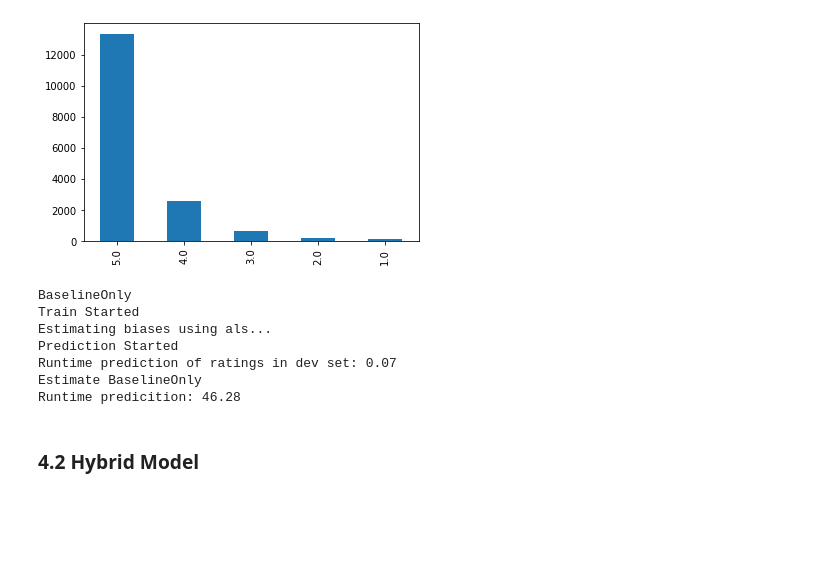
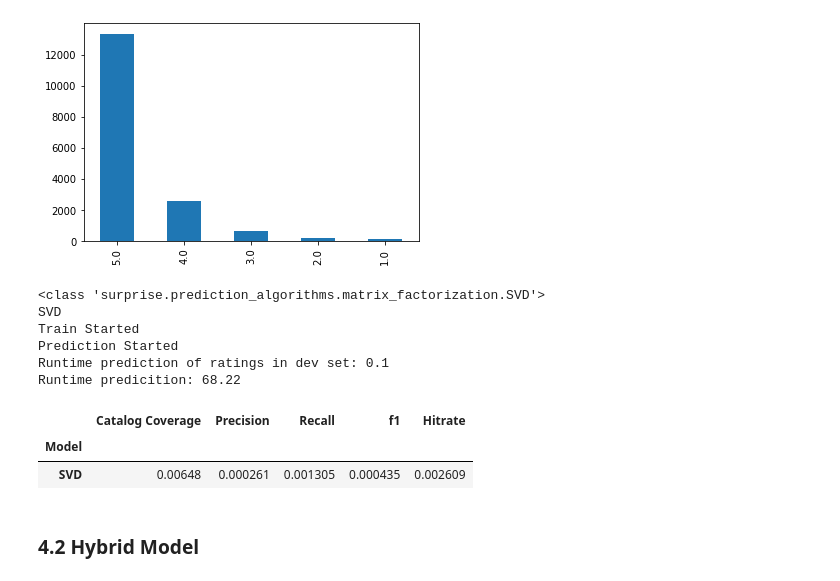
Before and after one commit to CaroHolt/WebMiningRecipeProject, a Jupyter notebook: code/Content Mining Overall-BenesMerge.ipynb, the cells around one changed output. Saved outputs shown, nothing was run; the diff lists cells and outputs as text; code cells hidden in the pictures; blank space fills up the shorter version.

Commit message:
Mass prediction SVD

```diff
--- a/code/Content Mining Overall-BenesMerge.ipynb
+++ b/code/Content Mining Overall-BenesMerge.ipynb
@@ -270,10 +273,10 @@ def create_input (df, column_names):
 # %%
 # Flatten recipe´s steps
 content_processed = recipes_data.copy()
-content_processed.steps = recipes_data.loc[:, ('steps')].str.replace("\[", "").str.replace("'", "").str.replace("\]", "").str.replace(",","").copy()
+content_processed.steps = content_processed.loc[:, ('steps')].str.replace("\[", "").str.replace("'", "").str.replace("\]", "").str.replace(",","").copy()
 
 # Concatenate recipe name, description and steps to one string per recipe
-content_processed = create_input(recipes_data[['recipe_id', 'name', 'description', 'steps']], ['name', 'description', 'steps'])
+content_processed = create_input(content_processed[['recipe_id', 'name', 'description', 'steps']], ['name', 'description', 'steps'])
 
 content_processed.head()
 # %% [output]
@@ -976,7 +979,7 @@ def get_top_k(algo, trainset, neighbors, data_set, recipe_ids, k):
             est = (ratings_diff / np.array([np.abs(similarity).sum(axis=1)-1])).T
             # Workaround for division by 0
             est[est == np.inf] = 0
-            est[est == np.ninf] = 0
+            est[est == np.NINF] = 0
             # Add user item baseline matrix
             est += bui_matrix
         else:
@@ -1011,7 +1014,7 @@ def get_top_k(algo, trainset, neighbors, data_set, recipe_ids, k):
         rec_dict[uid] = ratings_per_user.recipe_id.iloc[:k].to_numpy()
 
     end = time.time()
-    print(f'Runtime predicition: {round(end-start, 2)}')
+    print(f'Runtime prediction of all ratings: {round(end-start, 2)}')
 
     return rec_dict
 # %%
@@ -1211,53 +1205,58 @@ benchmark = []
 trainset = Dataset.load_from_df(train_split[['user_id','recipe_id', 'rating']], Reader()).build_full_trainset()
 devset = Dataset.load_from_df(dev_split[['user_id','recipe_id', 'rating']], Reader()).build_full_trainset().build_testset()
 
-algos = {
-    'BaselineOnly': BaselineOnly(),
-    'KNNBaselineUser': KNNBaseline(k=10, sim_options={'user_based': True, 'name': 'pearson'}),
-    'SVD': SVD(n_factors=100, lr_all=0.005, reg_all=0.04),
-}
+# Hard coded backup of best parameters
+# algos = {
+#     'BaselineOnly': BaselineOnly(),
+#     'KNNBaseline': KNNBaseline(k=10, sim_options={'user_based': True, 'name': 'pearson'}),
+#     'SVD': SVD(n_factors=10, lr_all=0.005, reg_all=0.04),
+# }
 
 # Get all recipes we need a prediction for
 recipe_ids = list((set().union(train_split.recipe_id.unique(), dev_split.recipe_id.unique())))
+
 for name, algo in algos.items():
     print(name)
+    algo = algo(**results_cf_df.loc[name, 'BestParams'])
     print("Train Started")
     # Fit the algorithm on the train set
     algo.fit(trainset)
     print("Prediction Started")
     start = time.time()
     # Get predictions on dev set
     predictions = algo.test(devset)
     end = time.time()
     print(f'Runtime prediction of ratings in dev set: {round(end-start,2)}')
     # Get Top k recipes
     rec_dict = get_top_k(algo, trainset, 10, train_split, recipe_ids, k)
     # Catalog coverage
     cat_cov = catalog_coverage(rec_dict, n_recipes)
     # Get hits per user (required for other metrics)
     n_hits_per_user = get_hits(rec_dict, dev_split)
     # Average precision
     precision = get_avg_precision(n_hits_per_user, k)
     # Average recall
     recall = get_avg_recall(n_hits_per_user, fixed_n_dev)
     # f1-score
     f_one = get_f_one(precision, recall)
     # Hitrate
     hitr = hitrate(n_hits_per_user)
 
     benchmark.append([name, cat_cov, precision, recall, f_one, hitr])
 
 benchmark_df = pd.DataFrame(benchmark, columns=['Model', 'Catalog Coverage', 'Precision', 'Recall', 'f1' ,'Hitrate'])
 benchmark_df.set_index('Model', inplace = True)
 benchmark_df
 # %% [output]
-BaselineOnly
+<class 'surprise.prediction_algorithms.matrix_factorization.SVD'>
+SVD
 Train Started
-Estimating biases using als...
 Prediction Started
-Runtime prediction of ratings in dev set: 0.07
-Estimate BaselineOnly
-Runtime predicition: 46.28
+Runtime prediction of ratings in dev set: 0.1
+Runtime predicition: 68.22
+|  | Catalog Coverage | Precision | Recall | f1 | Hitrate |
+| Model |  |  |  |  |  |
+| SVD | 0.00648 | 0.000261 | 0.001305 | 0.000435 | 0.002609 |
 # %% [markdown]
 ### 4.2 Hybrid Model
 # %% [markdown]
```
Also changed, not shown: parts of 3 cells of this notebook.
